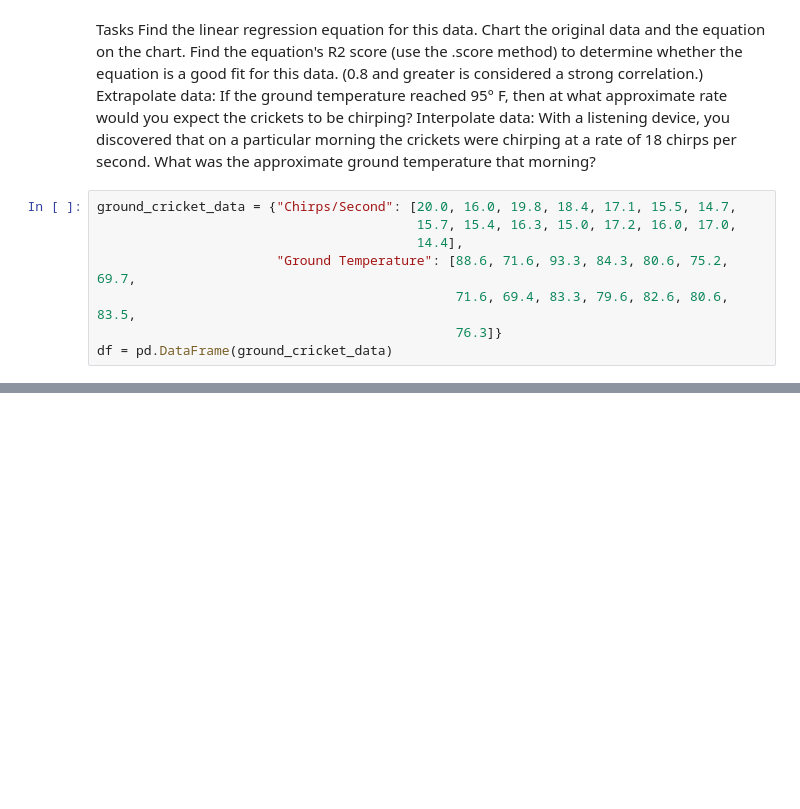
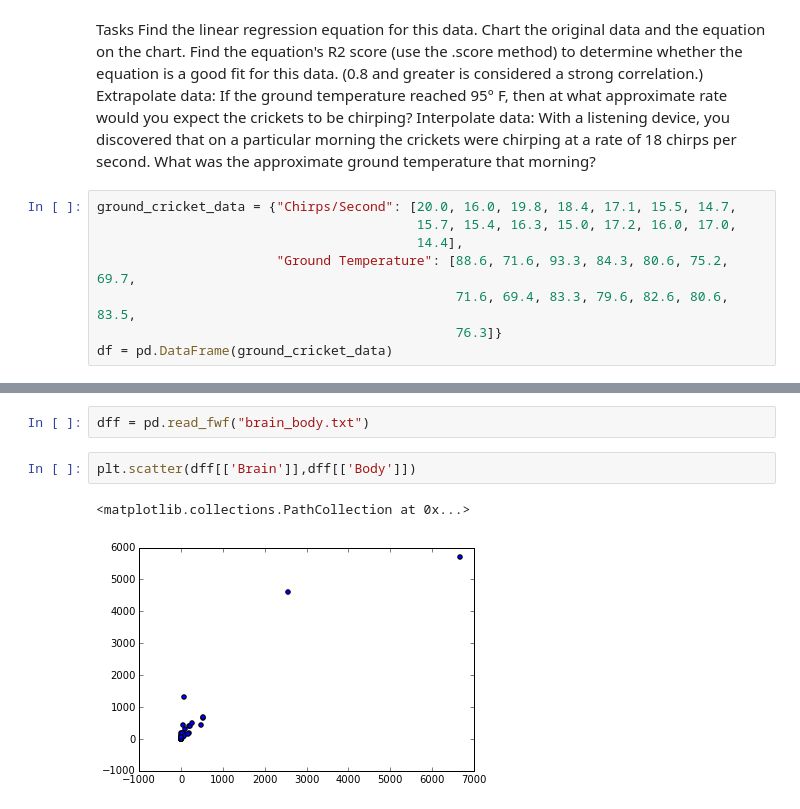
Before and after one commit to BobAmand/linear-regression, a Jupyter notebook: ScratchONE.ipynb, the cells around one changed output, grey strips where cells are left out. Cells and saved outputs as stored; diff of their text form; blank space fills up the shorter version.

```diff
--- a/ScratchONE.ipynb
+++ b/ScratchONE.ipynb
@@ -26,0 +111,7 @@ NameError: name 'df' is not defined
+# %%
+dff = pd.read_fwf("brain_body.txt")
+# %%
+plt.scatter(dff[['Brain']],dff[['Body']])
+# %% [output]
+<matplotlib.collections.PathCollection at 0x...>
+[figure, added]
```
Also changed, not shown: parts of 31 cells of this notebook.
